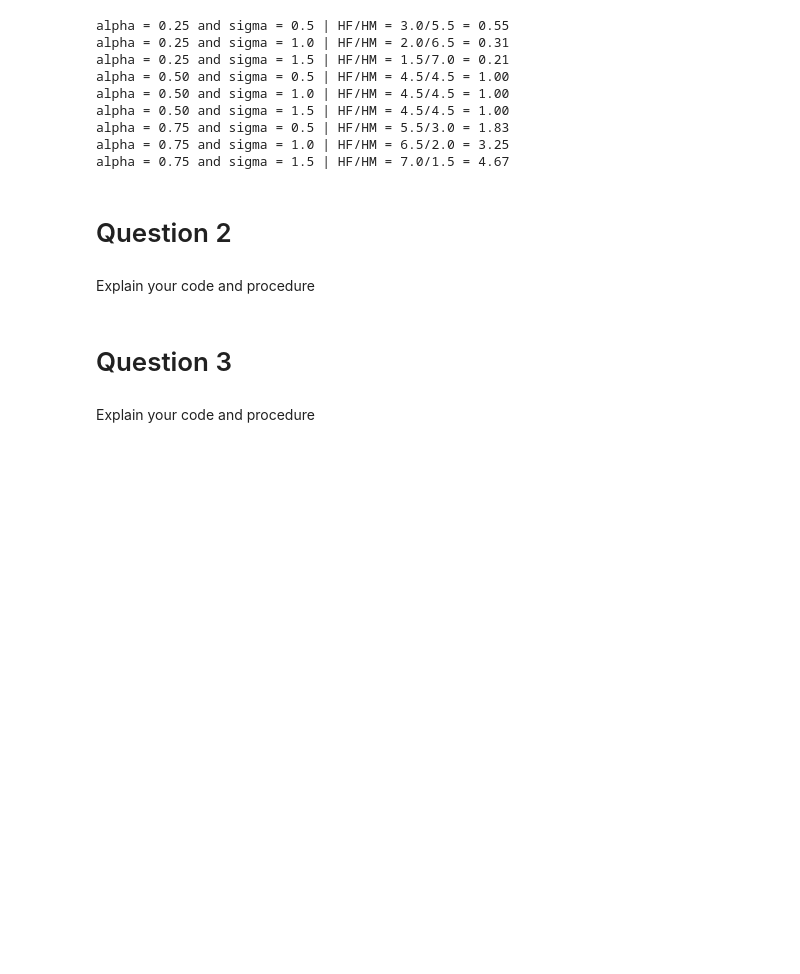
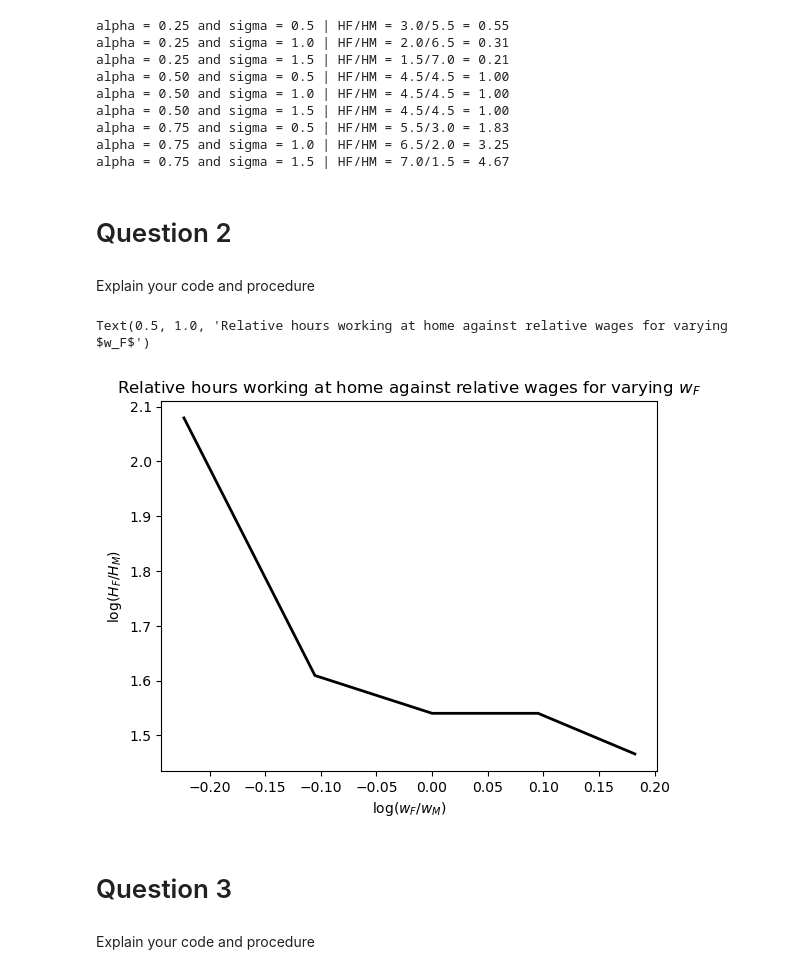
Before and after one commit to NumEconCopenhagen/projects-2023-3500, a Jupyter notebook: inauguralproject/inauguralproject.ipynb, the cells around one changed output. Drawn from its saved outputs; the diff is of its cells as text; code cells hidden in the pictures; blank space fills up the shorter version.

```diff
--- a/inauguralproject/inauguralproject.ipynb
+++ b/inauguralproject/inauguralproject.ipynb
@@ -61,6 +58,33 @@ alpha = 0.75 and sigma = 1.5 | HF/HM = 7.0/1.5 = 4.67
 # Question 2
 # %% [markdown]
 Explain your code and procedure
+# %%
+# Defining female wages
+wf = model.par.wF_vec
+
+# Taking log to female wages
+log_wf = np.log(wf)
+
+# 3. Create an empty array to store the optimal labor supply
+temp_ratio= np.zeros_like(wf)
+
+# Making a for loop for different female wages
+for i, wage in enumerate(wf):
+    model.par.wF = wage
+    opt = model.solve_discrete()
+    ratio = opt.HF/opt.HM
+    temp_ratio[i]=ratio
+
+# 6. Plot the results
+import matplotlib.pyplot as plt
+%matplotlib inline
+plt.plot(log_wf, np.log(temp_ratio), color='black', lw=2) # the female wage is equal to the relative becuase wM = 1
+plt.xlabel("log($w_F/w_M$)")
+plt.ylabel("log($H_F/H_M$)")
+plt.title("Relative hours working at home against relative wages for varying $w_F$")
+# %% [output]
+Text(0.5, 1.0, 'Relative hours working at home against relative wages for varying $w_F$')
+[figure, added]
 # %% [markdown]
 # Question 3
 # %% [markdown]
```
Also changed, not shown: parts of 2 cells of this notebook.
